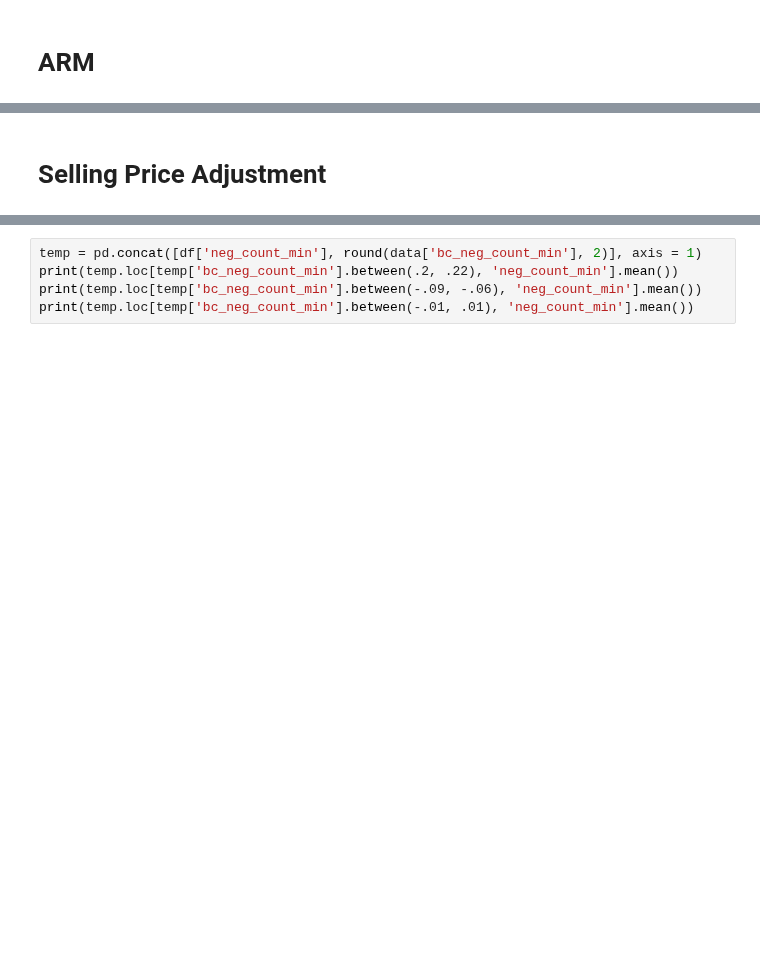
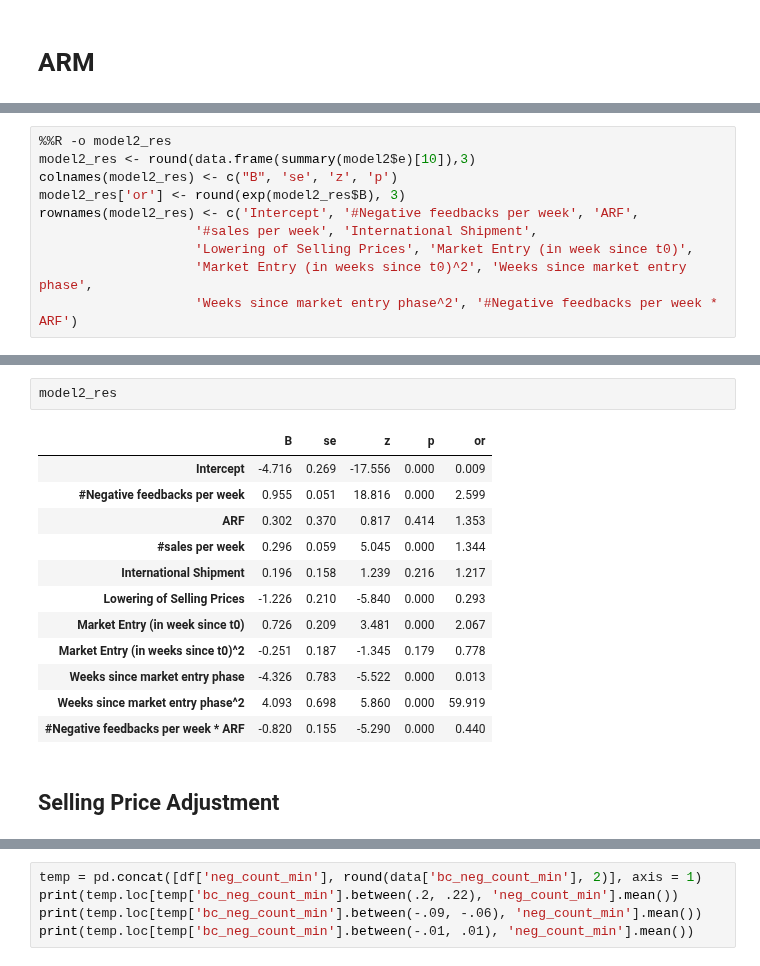
Before and after one commit to jossl95/ARF, a Jupyter notebook: Analyzer.ipynb, the cells around one changed output, grey strips where cells are left out. Saved outputs shown, nothing was run; the diff lists cells and outputs as text; blank space fills up the shorter version.

```diff
--- a/Analyzer.ipynb
+++ b/Analyzer.ipynb
@@ -309,0 +306,10 @@ Intraclass correlation
+# %%
+%%R -o model2_res
+model2_res <- round(data.frame(summary(model2$e)[10]),3)
+colnames(model2_res) <- c("B", 'se', 'z', 'p')
+model2_res['or'] <- round(exp(model2_res$B), 3)
+rownames(model2_res) <- c('Intercept', '#Negative feedbacks per week', 'ARF',
+                    '#sales per week', 'International Shipment',
+                    'Lowering of Selling Prices', 'Market Entry (in week since t0)',
+                    'Market Entry (in weeks since t0)^2', 'Weeks since market entry phase',
+                    'Weeks since market entry phase^2', '#Negative feedbacks per week * ARF')
@@ -310,5 +328,20 @@ Intraclass correlation
+# %%
+model2_res
+# %% [output]
+|  | B | se | z | p | or |
+| Intercept | -4.716 | 0.269 | -17.556 | 0.000 | 0.009 |
+| #Negative feedbacks per week | 0.955 | 0.051 | 18.816 | 0.000 | 2.599 |
+| ARF | 0.302 | 0.370 | 0.817 | 0.414 | 1.353 |
+| #sales per week | 0.296 | 0.059 | 5.045 | 0.000 | 1.344 |
+| International Shipment | 0.196 | 0.158 | 1.239 | 0.216 | 1.217 |
+| Lowering of Selling Prices | -1.226 | 0.210 | -5.840 | 0.000 | 0.293 |
+| Market Entry (in week since t0) | 0.726 | 0.209 | 3.481 | 0.000 | 2.067 |
+| Market Entry (in weeks since t0)^2 | -0.251 | 0.187 | -1.345 | 0.179 | 0.778 |
+| Weeks since market entry phase | -4.326 | 0.783 | -5.522 | 0.000 | 0.013 |
+| Weeks since market entry phase^2 | 4.093 | 0.698 | 5.860 | 0.000 | 59.919 |
+| #Negative feedbacks per week * ARF | -0.820 | 0.155 | -5.290 | 0.000 | 0.440 |
 # %% [markdown]
-# Selling Price Adjustment
+## Selling Price Adjustment
 # %%
 ct = pd.crosstab(df['arf'], df['has_price_drop'], normalize = 'index')
 
```
Also changed, not shown: parts of 26 cells of this notebook, 1 other file.
